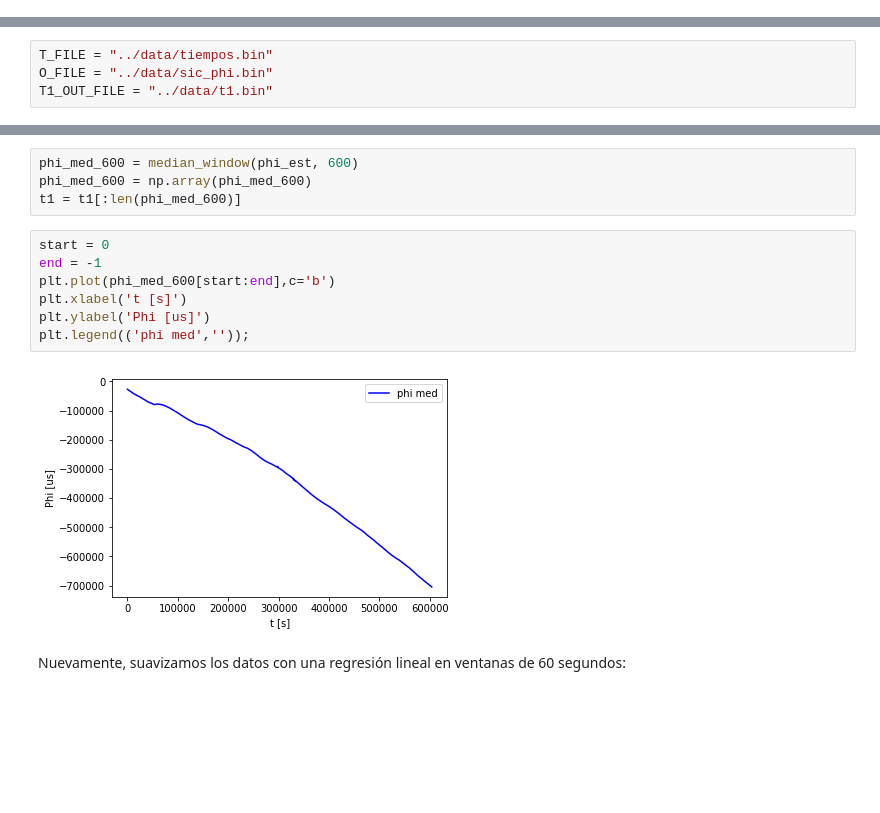
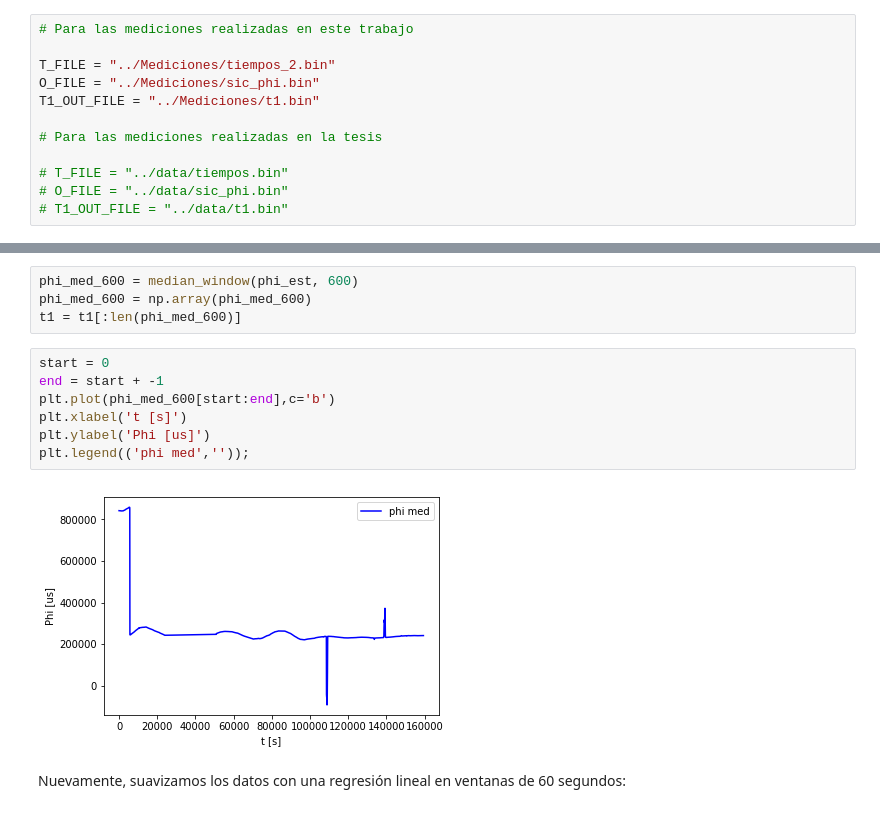
Before and after one commit to TallerIII-SIC/taller3-sic, a Jupyter notebook: src/sic.ipynb, the cells around one changed output, grey strips where cells are left out. Saved outputs shown, nothing was run; the diff lists cells and outputs as text; blank space fills up the shorter version.

```diff
--- a/src/sic.ipynb
+++ b/src/sic.ipynb
@@ -1,3 +1,15 @@
+# %%
+# Para las mediciones realizadas en este trabajo
+
+T_FILE = "../Mediciones/tiempos_2.bin"
+O_FILE = "../Mediciones/sic_phi.bin"
+T1_OUT_FILE = "../Mediciones/t1.bin"
+
+# Para las mediciones realizadas en la tesis
+
+# T_FILE = "../data/tiempos.bin"
+# O_FILE = "../data/sic_phi.bin"
+# T1_OUT_FILE = "../data/t1.bin"
 # %%
 from read_times import read_times
 import matplotlib.pyplot as plt
@@ -8,9 +20,5 @@ from estimate_phi import interpolate_missing_values
 from median_calculator import median_window
 from estimate_phi import linear_reg
 from estimate_phi import arma_filter
-# %%
-T_FILE = "../data/tiempos.bin"
-O_FILE = "../data/sic_phi.bin"
-T1_OUT_FILE = "../data/t1.bin"
 # %%
 t1, t2, t3, t4 = read_times(T_FILE)
@@ -62,13 +56,13 @@ phi_med_600 = np.array(phi_med_600)
 t1 = t1[:len(phi_med_600)]
 # %%
 start = 0
-end = -1
+end = start + -1
 plt.plot(phi_med_600[start:end],c='b')
 plt.xlabel('t [s]')
 plt.ylabel('Phi [us]')
 plt.legend(('phi med',''));
 # %% [output]
-[figure, old version]
+[figure, new version]
 # %% [markdown]
 Nuevamente, suavizamos los datos con una regresión lineal en ventanas de 60 segundos:
 # %%
```
Also changed, not shown: parts of 6 cells of this notebook, 57 other files.
